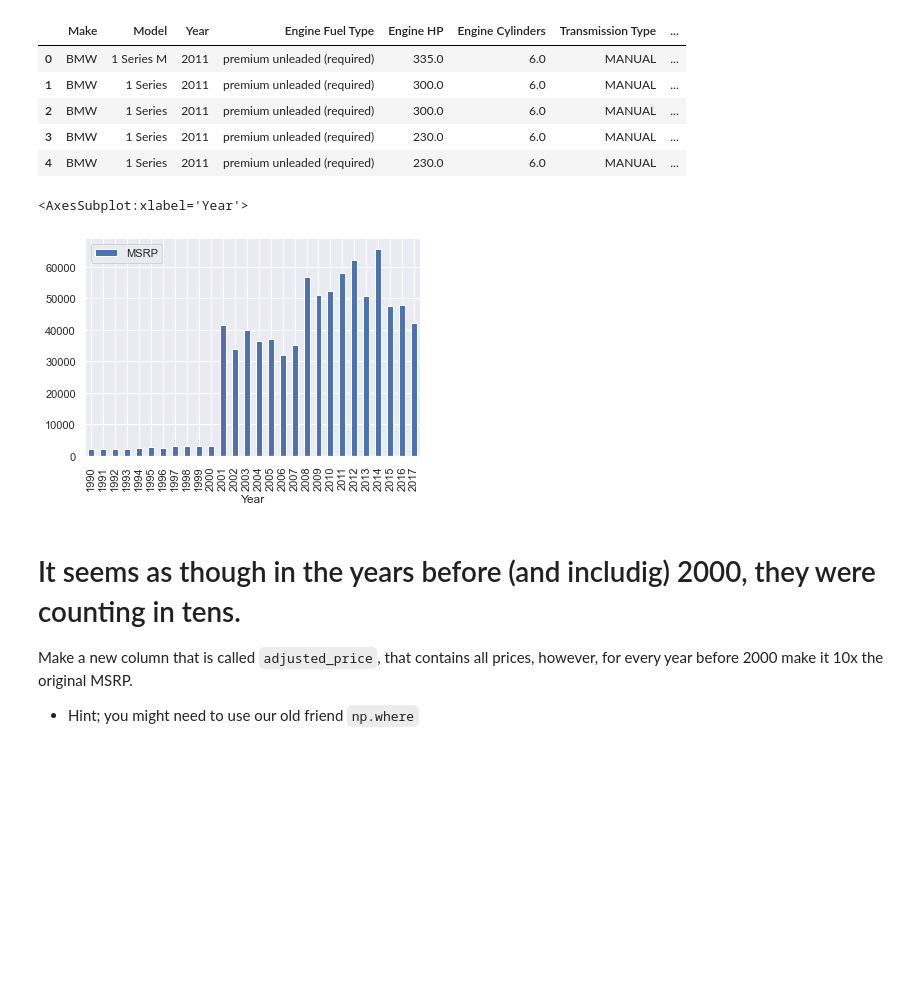
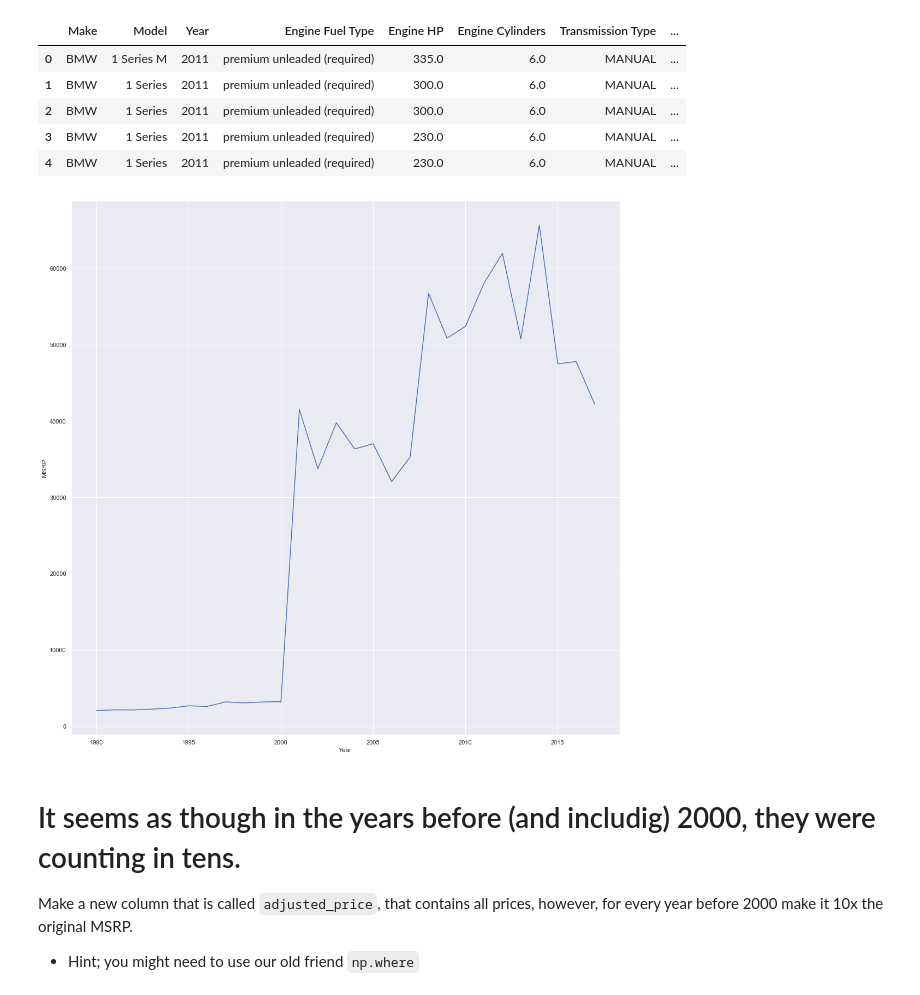
Before and after one commit to MBouchaqour/2021-fall-data-science, a Jupyter notebook: Week-02-EDA/Exercise-EDA.ipynb, the cells around one changed output. Cells and saved outputs as stored; diff of their text form; code cells hidden in the pictures; blank space fills up the shorter version.

```diff
--- a/Week-02-EDA/Exercise-EDA.ipynb
+++ b/Week-02-EDA/Exercise-EDA.ipynb
@@ -175,17 +184,21 @@ df.head(5)
 # pip install plotly==5.3.1
 # %%
 # import plotly.express as px
-gb = df.groupby('Year')['MSRP'].mean()
-g=pd.DataFrame(gb)
-g=g.reset_index()
-# g.columns
-g.plot(kind='bar', x='Year', y='MSRP')
+
+plt.figure(figsize = (18,18))
+new_df = df.groupby('Year').mean().reset_index()
+new_fig = sns.lineplot(x = 'Year', y = 'MSRP', data = new_df)
+
+
+
+
+
+
 
 # fig = px.timeline(g, x_start="Year", x_end="Year", y="MSRP")
 # fig
 # %% [output]
-<AxesSubplot:xlabel='Year'>
-[figure, old version]
+[figure, new version]
 # %%
 # from the fig above, we see that the average MSRP from 2001 up to 2017 was more greater than
 # the avreage MSRP for the years in the interval 1990-2000.
```
Also changed, not shown: parts of 40 cells of this notebook.
